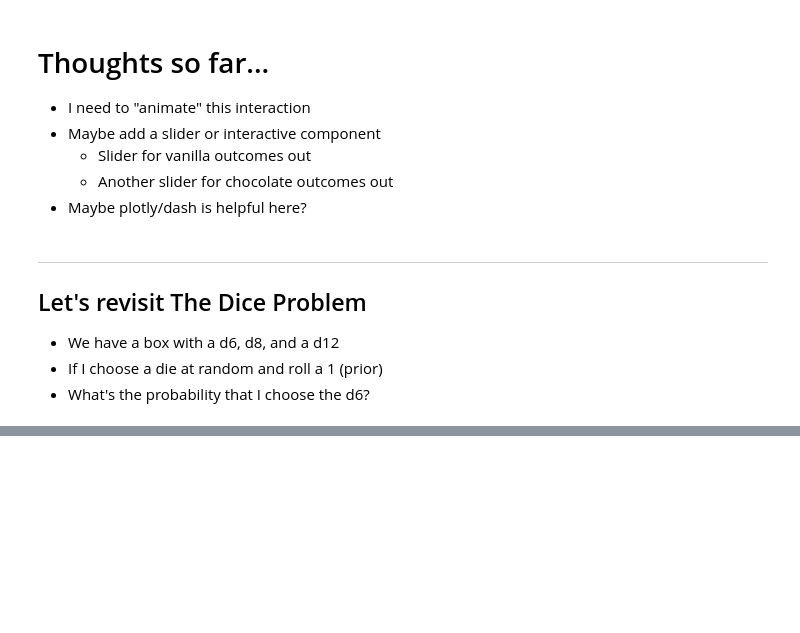
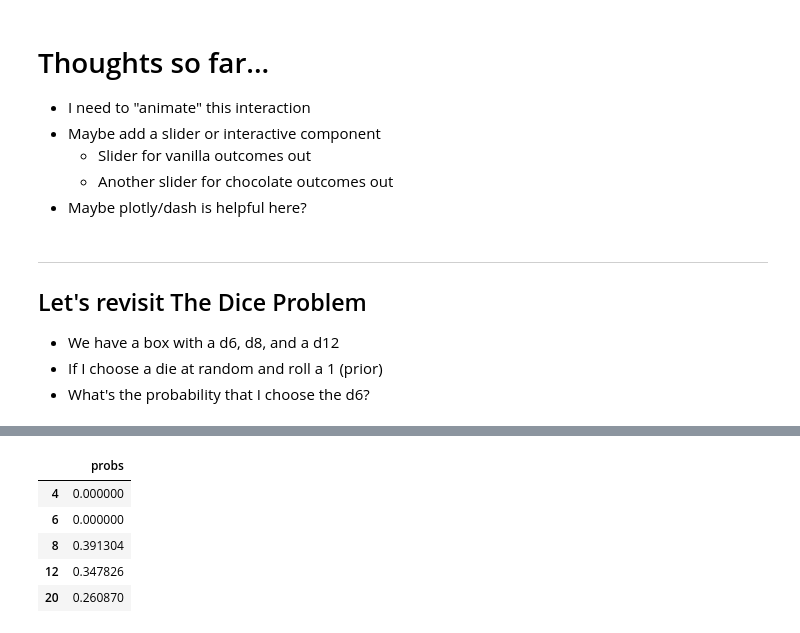
Before and after one commit to ryanorsinger/ThinkBayes2, a Jupyter notebook: chapter_3_distributions.ipynb, the cells around one changed output, grey strips where cells are left out. Cells and saved outputs as stored; diff of their text form; code cells hidden in the pictures; blank space fills up the shorter version.

```diff
--- a/chapter_3_distributions.ipynb
+++ b/chapter_3_distributions.ipynb
@@ -304,0 +406,19 @@ hypot
+# %%
+# .qs gives quantities
+# .ps gives probabilies
+
+# 1d4, 2d6, 3d8, 4d12, 5d20
+ps = 1, 2, 3, 4, 5
+qs = 4, 6, 8, 12, 20
+
+# When we have quantities and probabilities, send them into Pmf
+pmf = Pmf(ps, qs)
+update_dice(pmf, 7)
+pmf
+# %% [output]
+|  | probs |
+| 4 | 0.000000 |
+| 6 | 0.000000 |
+| 8 | 0.391304 |
+| 12 | 0.347826 |
+| 20 | 0.260870 |
```
Also changed, not shown: parts of 22 cells of this notebook.
